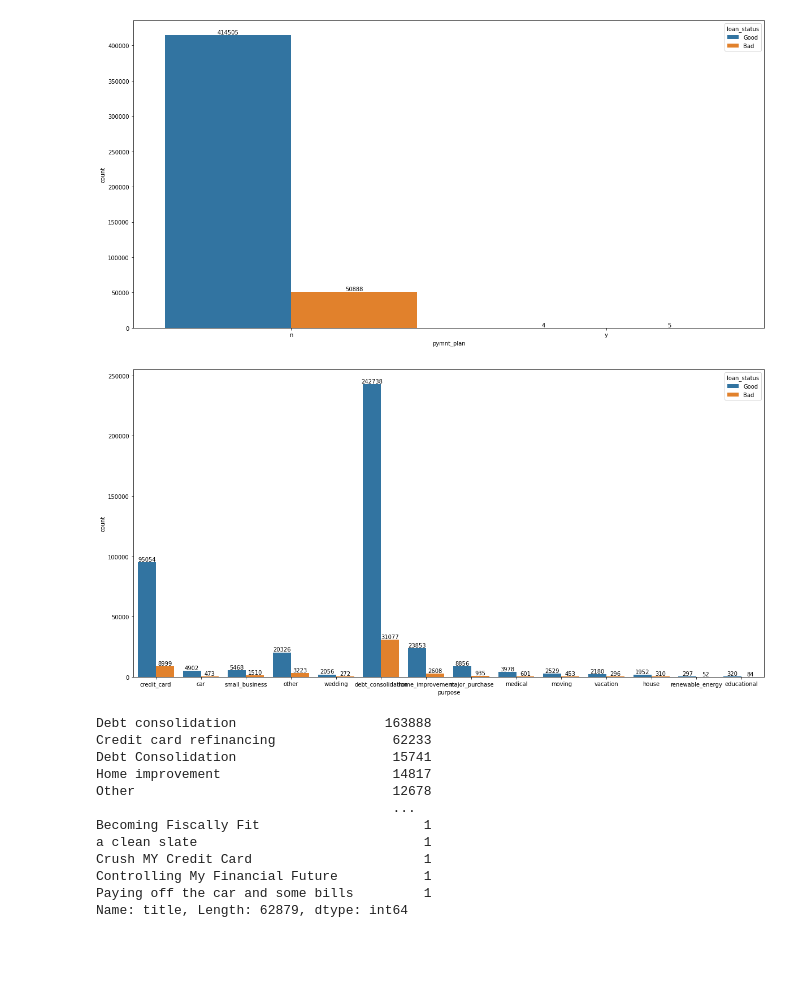
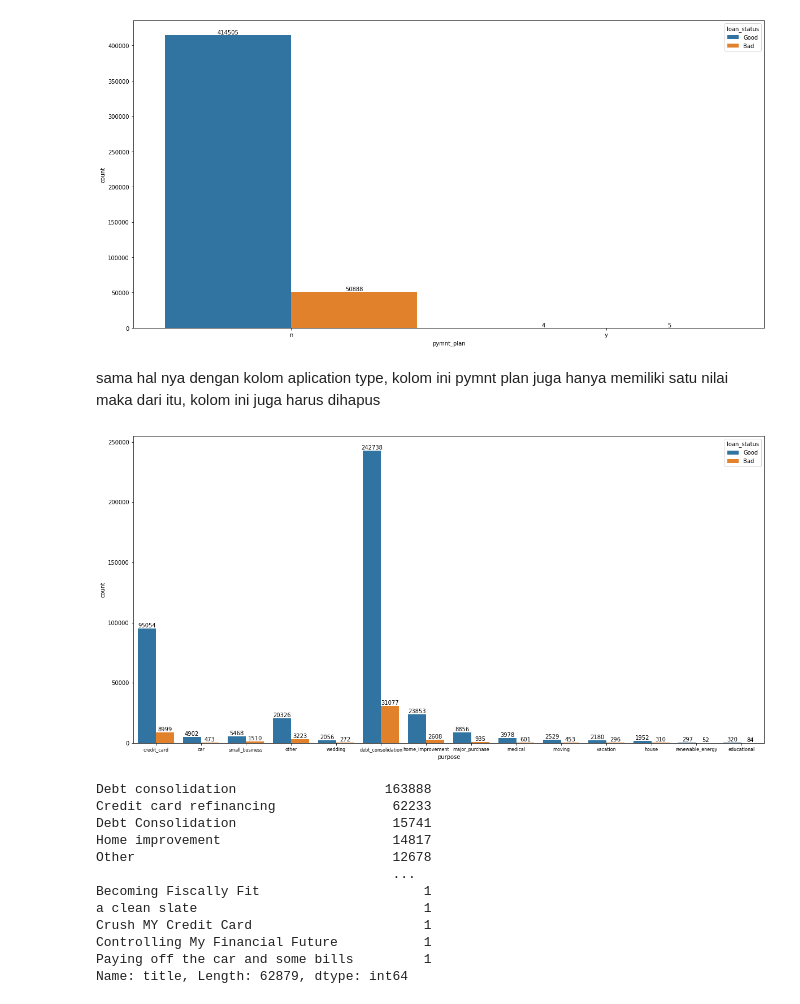
Before and after one commit to FransiscoReadyPermana/Credit-Risk-Prediction, a Jupyter notebook: test.ipynb, the cells around one changed output. Drawn from its saved outputs; the diff is of its cells as text; code cells hidden in the pictures; blank space fills up the shorter version.

```diff
--- a/test.ipynb
+++ b/test.ipynb
@@ -626,16 +628,21 @@ for container in ax.containers:
 plt.show()
 # %% [output]
 [figure]
+# %% [markdown]
+sama hal nya dengan kolom aplication type, kolom ini pymnt plan juga hanya memiliki satu nilai maka dari itu, kolom ini juga harus dihapus
+# %%
+df.drop(columns=['pymnt_plan'], inplace=True)
 # %%
 plt.figure(figsize=(20,10))
 ax = sns.countplot(x='purpose', data=df, hue='loan_status')
 
 for container in ax.containers:
     ax.bar_label(container)
+plt.xticks(size=8)
 
 plt.show()
 # %% [output]
-[figure, old version]
+[figure, new version]
 # %%
 df['title'].value_counts()
 # %% [output]
```
Also changed, not shown: parts of 7 cells of this notebook.
